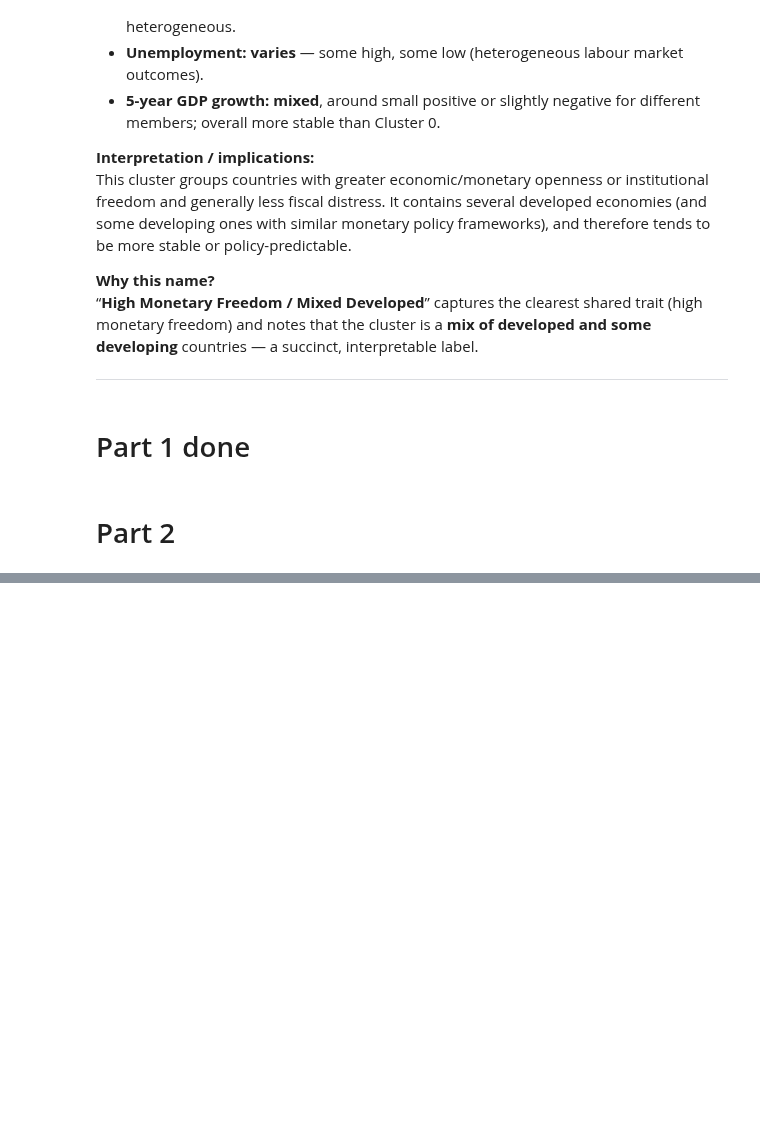
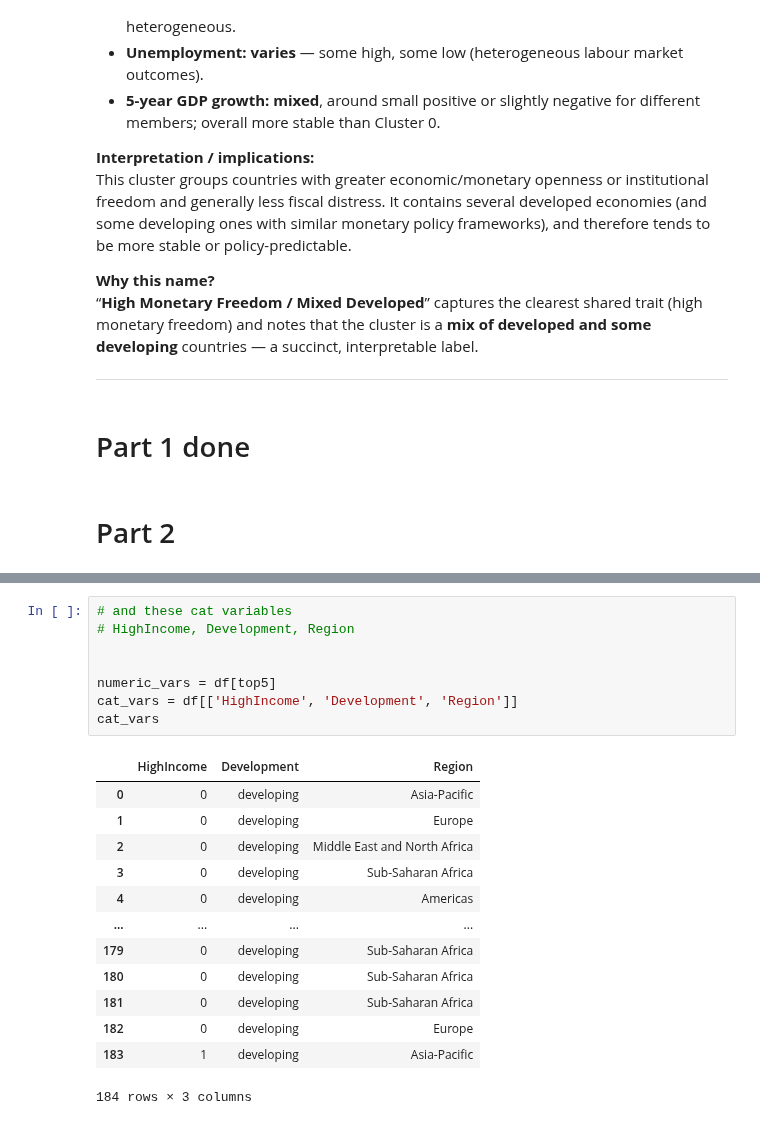
Before and after one commit to CepbluKot/hse-data-analysis-2025, a Jupyter notebook: test_1/task.ipynb, the cells around one changed output, grey strips where cells are left out. Cells and saved outputs as stored; diff of their text form; blank space fills up the shorter version.

```diff
--- a/test_1/task.ipynb
+++ b/test_1/task.ipynb
@@ -570,0 +617,22 @@ This cluster groups countries with greater economic/monetary openness or institu
+# %%
+# and these cat variables
+# HighIncome, Development, Region
+
+
+numeric_vars = df[top5]
+cat_vars = df[['HighIncome', 'Development', 'Region']]
+cat_vars
+# %% [output]
+|  | HighIncome | Development | Region |
+| 0 | 0 | developing | Asia-Pacific |
+| 1 | 0 | developing | Europe |
+| 2 | 0 | developing | Middle East and North Africa |
+| 3 | 0 | developing | Sub-Saharan Africa |
+| 4 | 0 | developing | Americas |
+| ... | ... | ... | ... |
+| 179 | 0 | developing | Sub-Saharan Africa |
+| 180 | 0 | developing | Sub-Saharan Africa |
+| 181 | 0 | developing | Sub-Saharan Africa |
+| 182 | 0 | developing | Europe |
+| 183 | 1 | developing | Asia-Pacific |
+184 rows × 3 columns
```
Also changed, not shown: parts of 26 cells of this notebook.
